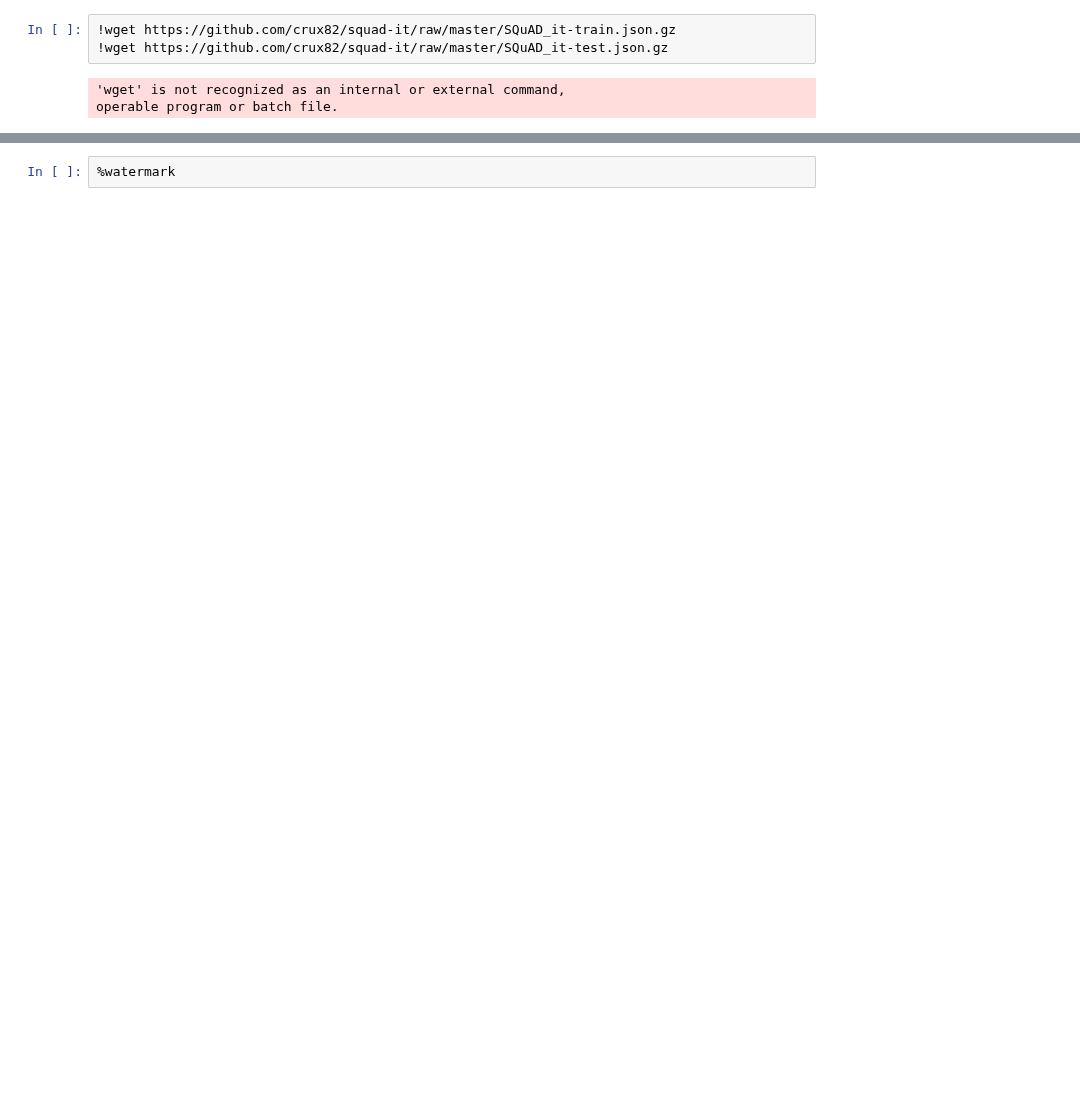
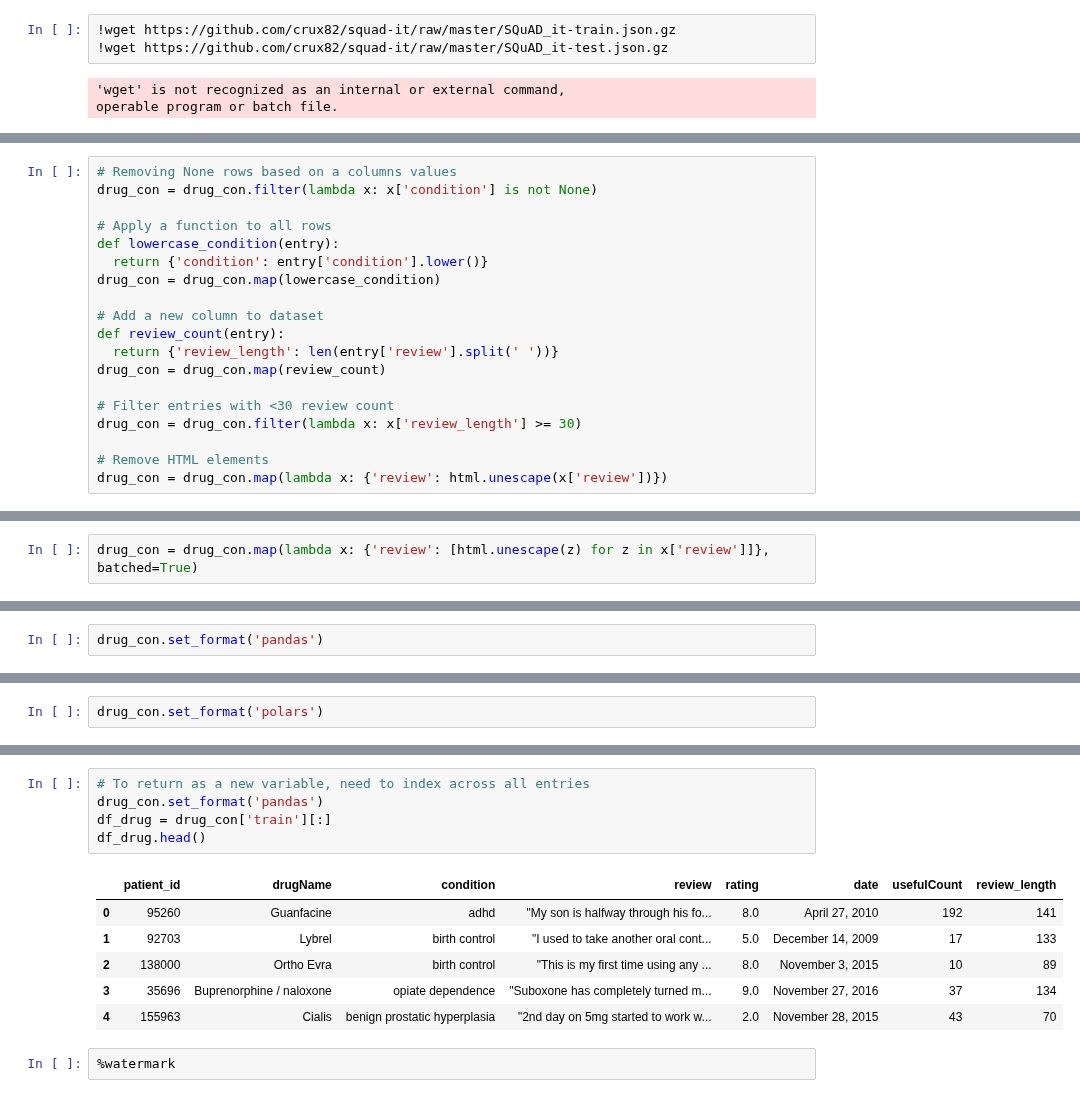
Before and after one commit to minimartzz/learning, a Jupyter notebook: huggingface_llm/5_datasets.ipynb, the cells around one changed output, grey strips where cells are left out. Drawn from its saved outputs; the diff is of its cells as text; blank space fills up the shorter version.

```diff
--- a/huggingface_llm/5_datasets.ipynb
+++ b/huggingface_llm/5_datasets.ipynb
@@ -38,0 +147,19 @@ operable program or batch file.
+# %%
+# Removing None rows based on a columns values
+drug_con = drug_con.filter(lambda x: x['condition'] is not None)
+
+# Apply a function to all rows
+def lowercase_condition(entry):
+  return {'condition': entry['condition'].lower()}
+drug_con = drug_con.map(lowercase_condition)
+
+# Add a new column to dataset
+def review_count(entry):
+  return {'review_length': len(entry['review'].split(' '))}
+drug_con = drug_con.map(review_count)
+
+# Filter entries with <30 review count
+drug_con = drug_con.filter(lambda x: x['review_length'] >= 30)
+
+# Remove HTML elements
+drug_con = drug_con.map(lambda x: {'review': html.unescape(x['review'])})
@@ -38,0 +191,2 @@ operable program or batch file.
+# %%
+drug_con = drug_con.map(lambda x: {'review': [html.unescape(z) for z in x['review']]}, batched=True)
@@ -38,0 +298,2 @@ operable program or batch file.
+# %%
+drug_con.set_format('pandas')
@@ -38,0 +307,2 @@ operable program or batch file.
+# %%
+drug_con.set_format('polars')
@@ -39,2 +318,14 @@ operable program or batch file.
+# %%
+# To return as a new variable, need to index across all entries
+drug_con.set_format('pandas')
+df_drug = drug_con['train'][:]
+df_drug.head()
+# %% [output]
+|  | patient_id | drugName | condition | review | rating | date | usefulCount | review_length |
+| 0 | 95260 | Guanfacine | adhd | "My son is halfway through his fo... | 8.0 | April 27, 2010 | 192 | 141 |
+| 1 | 92703 | Lybrel | birth control | "I used to take another oral cont... | 5.0 | December 14, 2009 | 17 | 133 |
+| 2 | 138000 | Ortho Evra | birth control | "This is my first time using any ... | 8.0 | November 3, 2015 | 10 | 89 |
+| 3 | 35696 | Buprenorphine / naloxone | opiate dependence | "Suboxone has completely turned m... | 9.0 | November 27, 2016 | 37 | 134 |
+| 4 | 155963 | Cialis | benign prostatic hyperplasia | "2nd day on 5mg started to work w... | 2.0 | November 28, 2015 | 43 | 70 |
 # %%
 %watermark
```
Also changed, not shown: parts of 30 cells of this notebook.
